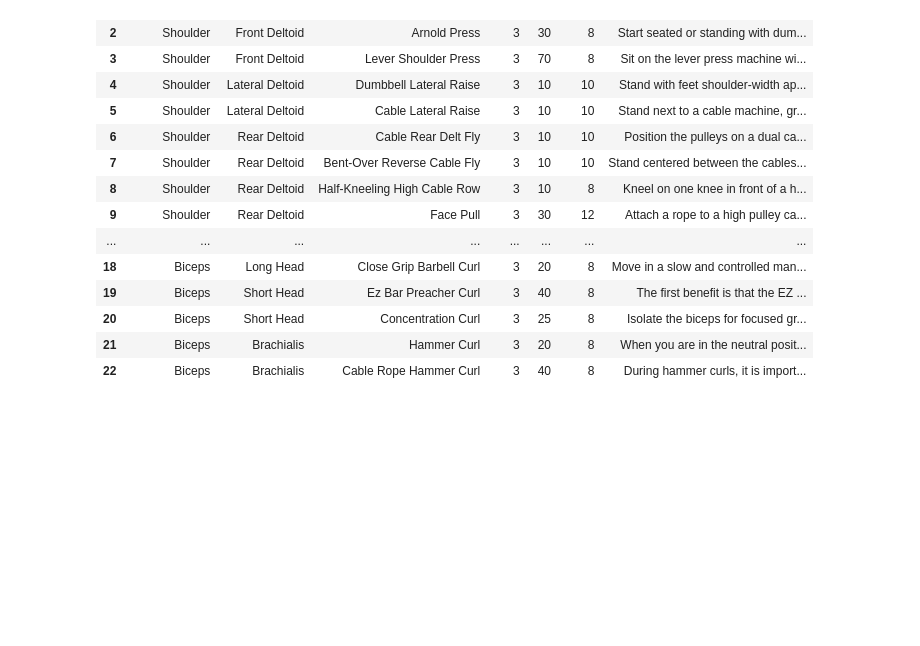
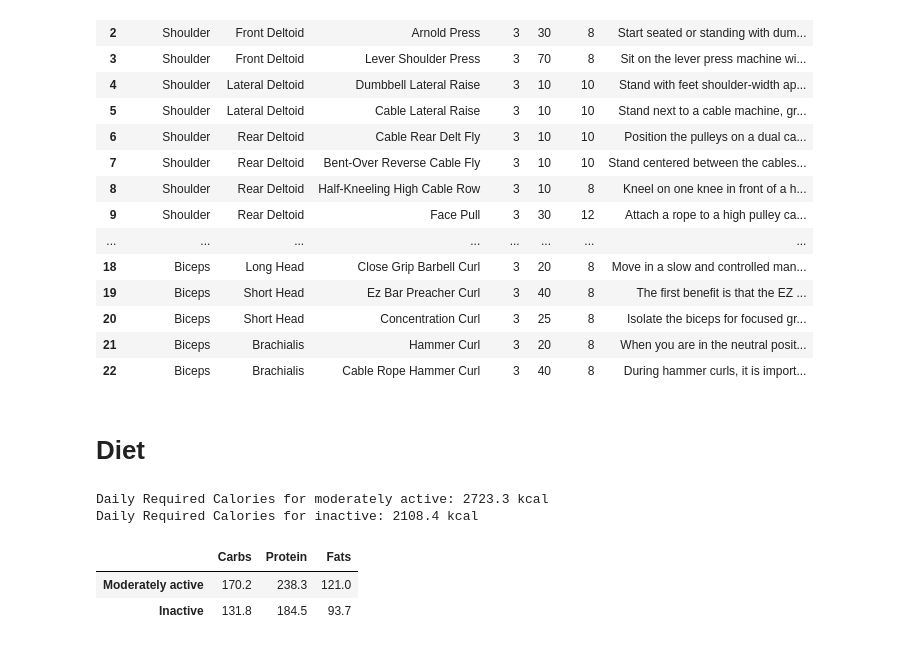
Before and after one commit to IzzyHuang/izzyhuang.github.io, a Jupyter notebook: Data.ipynb, the cells around one changed output. Saved outputs shown, nothing was run; the diff lists cells and outputs as text; code cells hidden in the pictures; blank space fills up the shorter version.

```diff
--- a/Data.ipynb
+++ b/Data.ipynb
@@ -62,3 +66,34 @@ df
 | 20 | Biceps | Short Head | Concentration Curl | 3 | 25 | 8 | Isolate the biceps for focused gr... |
 | 21 | Biceps | Brachialis | Hammer Curl | 3 | 20 | 8 | When you are in the neutral posit... |
 | 22 | Biceps | Brachialis | Cable Rope Hammer Curl | 3 | 40 | 8 | During hammer curls, it is import... |
+# %% [markdown]
+# Diet
+# %%
+# Defining Total Daily Energy Expenditure
+
+Izzy_weight = 72.7 # kg
+Izzy_height = 180 # cm
+Izzy_age = 20 # years old
+Izzy_PAL_active = 1.55
+Izzy_PAL_inactive = 1.2
+low_carb_diet = {"Carbs": 0.25, "Protein": 0.35, "Fats": 0.4}
+
+Izzy_TTDE = Izzy_PAL_active * (10 * Izzy_weight + 6.25 * Izzy_height - 5 * Izzy_age + 5)
+Izzy_TTDE_inactive = Izzy_PAL_inactive * (10 * Izzy_weight + 6.25 * Izzy_height - 5 * Izzy_age + 5)
+
+print(f"Daily Required Calories for moderately active: {Izzy_TTDE:.1f} kcal")
+print(f"Daily Required Calories for inactive: {Izzy_TTDE_inactive:.1f} kcal")
+# %% [output]
+Daily Required Calories for moderately active: 2723.3 kcal
+Daily Required Calories for inactive: 2108.4 kcal
+# %%
+daily_nutrition_df = pd.DataFrame(data = [[round(i * low_carb_diet["Carbs"] / 4, 1) for i in [Izzy_TTDE, Izzy_TTDE_inactive]],
+[round(i * low_carb_diet["Protein"] / 4, 1) for i in [Izzy_TTDE, Izzy_TTDE_inactive]],
+[round(i * low_carb_diet["Fats"] / 9, 1) for i in [Izzy_TTDE, Izzy_TTDE_inactive]]], index = list(low_carb_diet.keys()))
+daily_nutrition_df = daily_nutrition_df.T
+daily_nutrition_df.index = ["Moderately active", "Inactive"]
+daily_nutrition_df
+# %% [output]
+|  | Carbs | Protein | Fats |
+| Moderately active | 170.2 | 238.3 | 121.0 |
+| Inactive | 131.8 | 184.5 | 93.7 |
```
Also changed, not shown: parts of 7 cells of this notebook, 8 other files.
